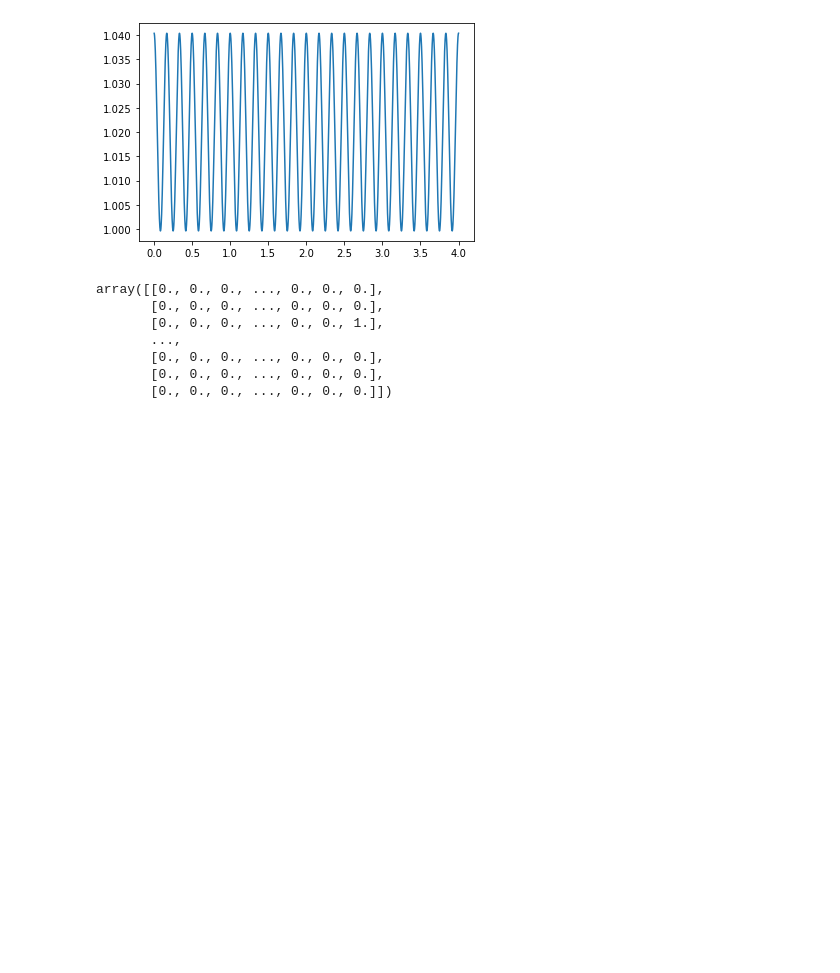
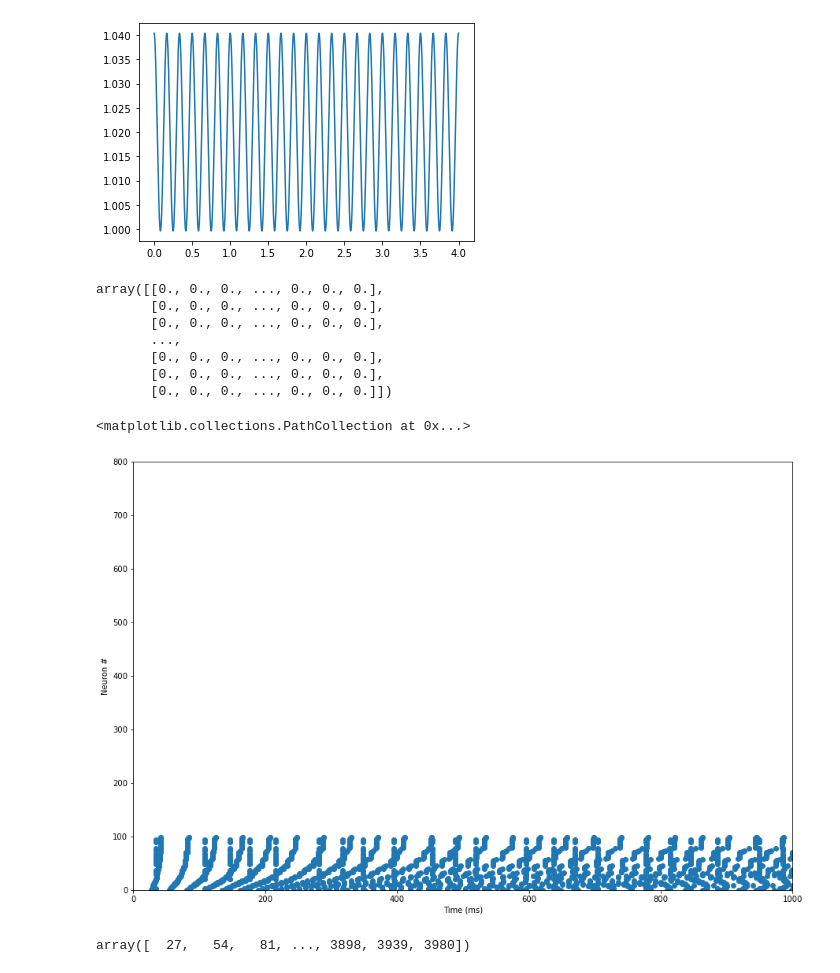
Before and after one commit to jkderrick028/neuralnet_midterm, a Jupyter notebook: implement_code.ipynb, the cells around one changed output. Drawn from its saved outputs; the diff is of its cells as text; code cells hidden in the pictures; blank space fills up the shorter version.

```diff
--- a/implement_code.ipynb
+++ b/implement_code.ipynb
@@ -5,7 +5,7 @@ import numpy as np
 
 % matplotlib inline
 # %%
-N = 1000; Ne = int( 0.8*N ); Ni = int( 0.2*N );
+N = 100; Ne = int( 0.8*N ); Ni = int( 0.2*N );
 
 T = 4; # total time we want to simulate, 4 s
 dt = 0.001; # 1 ms temporal resolution
@@ -212,8 +198,22 @@ t_spike
 # %% [output]
 array([[0., 0., 0., ..., 0., 0., 0.],
        [0., 0., 0., ..., 0., 0., 0.],
-       [0., 0., 0., ..., 0., 0., 1.],
+       [0., 0., 0., ..., 0., 0., 0.],
        ...,
        [0., 0., 0., ..., 0., 0., 0.],
        [0., 0., 0., ..., 0., 0., 0.],
        [0., 0., 0., ..., 0., 0., 0.]])
+# %%
+plt.figure(figsize=(15,10))
+plt.xlabel('Time (ms)')
+plt.ylabel('Neuron #')
+plt.xlim([0, 1000])
+plt.ylim([0,800])
+plt.scatter(np.where(t_spike==1)[1], np.where(t_spike==1)[0])
+# %% [output]
+<matplotlib.collections.PathCollection at 0x...>
+[figure, added]
+# %%
+np.where(t_spike==1)[1]
+# %% [output]
+array([  27,   54,   81, ..., 3898, 3939, 3980])
```
Also changed, not shown: parts of 4 cells of this notebook.
